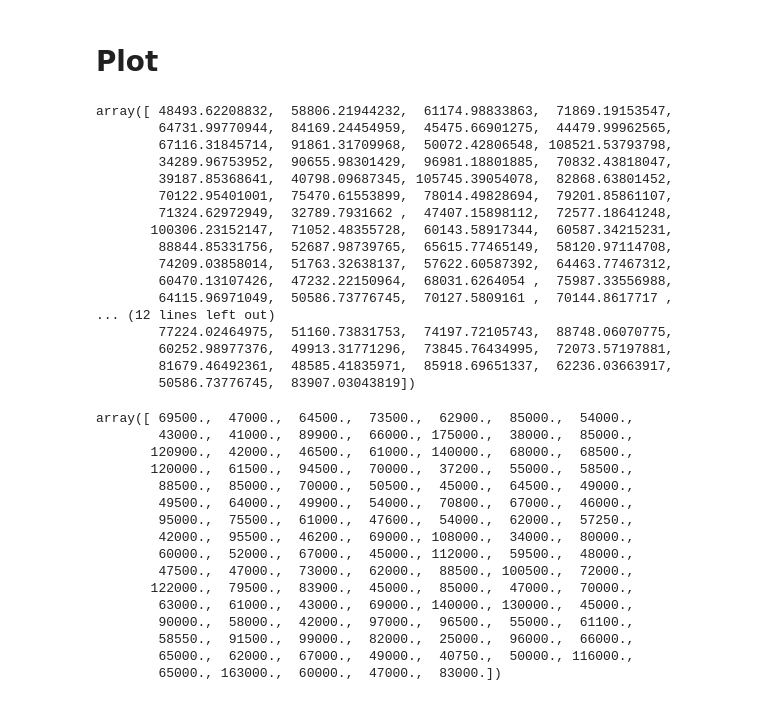
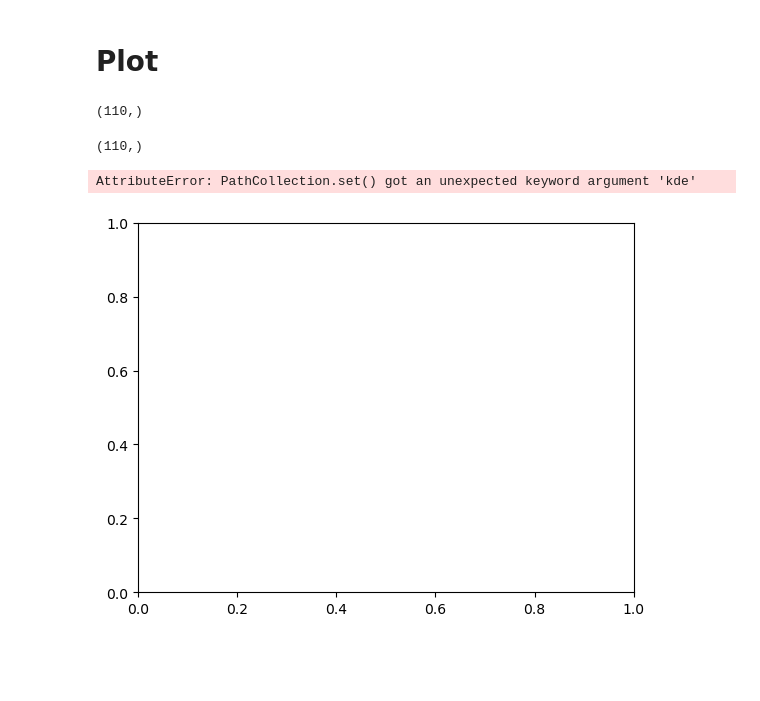
Before and after one commit to mobile-desk/data-science-and-machine-learning, a Jupyter notebook: ML/housing.ipynb, the cells around one changed output. Cells and saved outputs as stored; diff of their text form; code cells hidden in the pictures; blank space fills up the shorter version.

```diff
--- a/ML/housing.ipynb
+++ b/ML/housing.ipynb
@@ -283,41 +284,16 @@ Index(['price', 'lotsize', 'bedrooms', 'bathrms', 'stories', 'driveway',
 # %% [markdown]
 # Plot
 # %%
-y_pred
+y_pred.shape
 # %% [output]
-array([ 48493.62208832,  58806.21944232,  61174.98833863,  71869.19153547,
-        64731.99770944,  84169.24454959,  45475.66901275,  44479.99962565,
-        67116.31845714,  91861.31709968,  50072.42806548, 108521.53793798,
-        34289.96753952,  90655.98301429,  96981.18801885,  70832.43818047,
-        39187.85368641,  40798.09687345, 105745.39054078,  82868.63801452,
-        70122.95401001,  75470.61553899,  78014.49828694,  79201.85861107,
-        71324.62972949,  32789.7931662 ,  47407.15898112,  72577.18641248,
-       100306.23152147,  71052.48355728,  60143.58917344,  60587.34215231,
-        88844.85331756,  52687.98739765,  65615.77465149,  58120.97114708,
-        74209.03858014,  51763.32638137,  57622.60587392,  64463.77467312,
-        60470.13107426,  47232.22150964,  68031.6264054 ,  75987.33556988,
-        64115.96971049,  50586.73776745,  70127.5809161 ,  70144.8617717 ,
-... (12 lines left out)
-        77224.02464975,  51160.73831753,  74197.72105743,  88748.06070775,
-        60252.98977376,  49913.31771296,  73845.76434995,  72073.57197881,
-        81679.46492361,  48585.41835971,  85918.69651337,  62236.03663917,
-        50586.73776745,  83907.03043819])
+(110,)
 # %%
-np.array(y_test)
+y_test_arr = np.array(y_test)
+y_test_arr.shape
 # %% [output]
-array([ 69500.,  47000.,  64500.,  73500.,  62900.,  85000.,  54000.,
-        43000.,  41000.,  89900.,  66000., 175000.,  38000.,  85000.,
-       120900.,  42000.,  46500.,  61000., 140000.,  68000.,  68500.,
-       120000.,  61500.,  94500.,  70000.,  37200.,  55000.,  58500.,
-        88500.,  85000.,  70000.,  50500.,  45000.,  64500.,  49000.,
-        49500.,  64000.,  49900.,  54000.,  70800.,  67000.,  46000.,
-        95000.,  75500.,  61000.,  47600.,  54000.,  62000.,  57250.,
-        42000.,  95500.,  46200.,  69000., 108000.,  34000.,  80000.,
-        60000.,  52000.,  67000.,  45000., 112000.,  59500.,  48000.,
-        47500.,  47000.,  73000.,  62000.,  88500., 100500.,  72000.,
-       122000.,  79500.,  83900.,  45000.,  85000.,  47000.,  70000.,
-        63000.,  61000.,  43000.,  69000., 140000., 130000.,  45000.,
-        90000.,  58000.,  42000.,  97000.,  96500.,  55000.,  61100.,
-        58550.,  91500.,  99000.,  82000.,  25000.,  96000.,  66000.,
-        65000.,  62000.,  67000.,  49000.,  40750.,  50000., 116000.,
-        65000., 163000.,  60000.,  47000.,  83000.])
+(110,)
+# %%
+sns.scatterplot(x = y_test_arr, y = y_pred, marker="+", kde=True)
+# %% [output]
+AttributeError: PathCollection.set() got an unexpected keyword argument 'kde'
+[figure, added]
```
Also changed, not shown: parts of 1 cell of this notebook.
